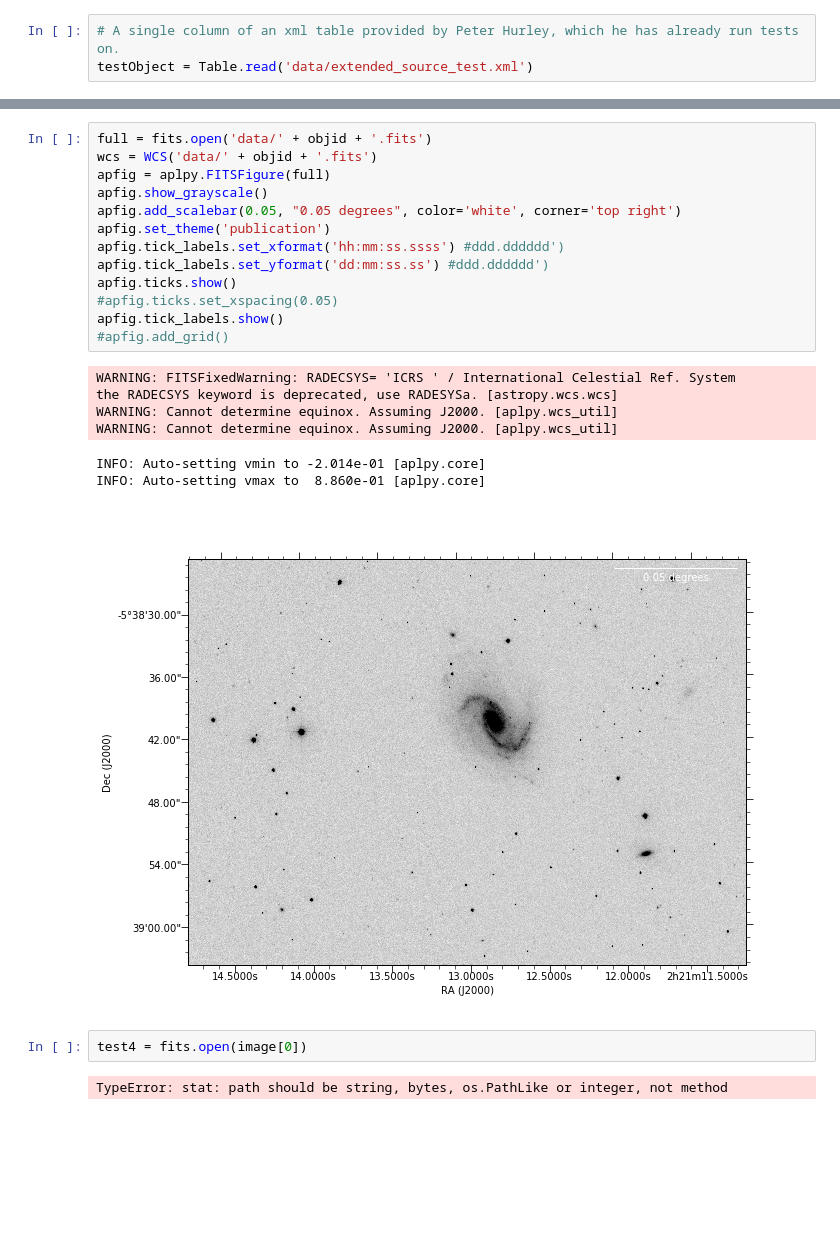
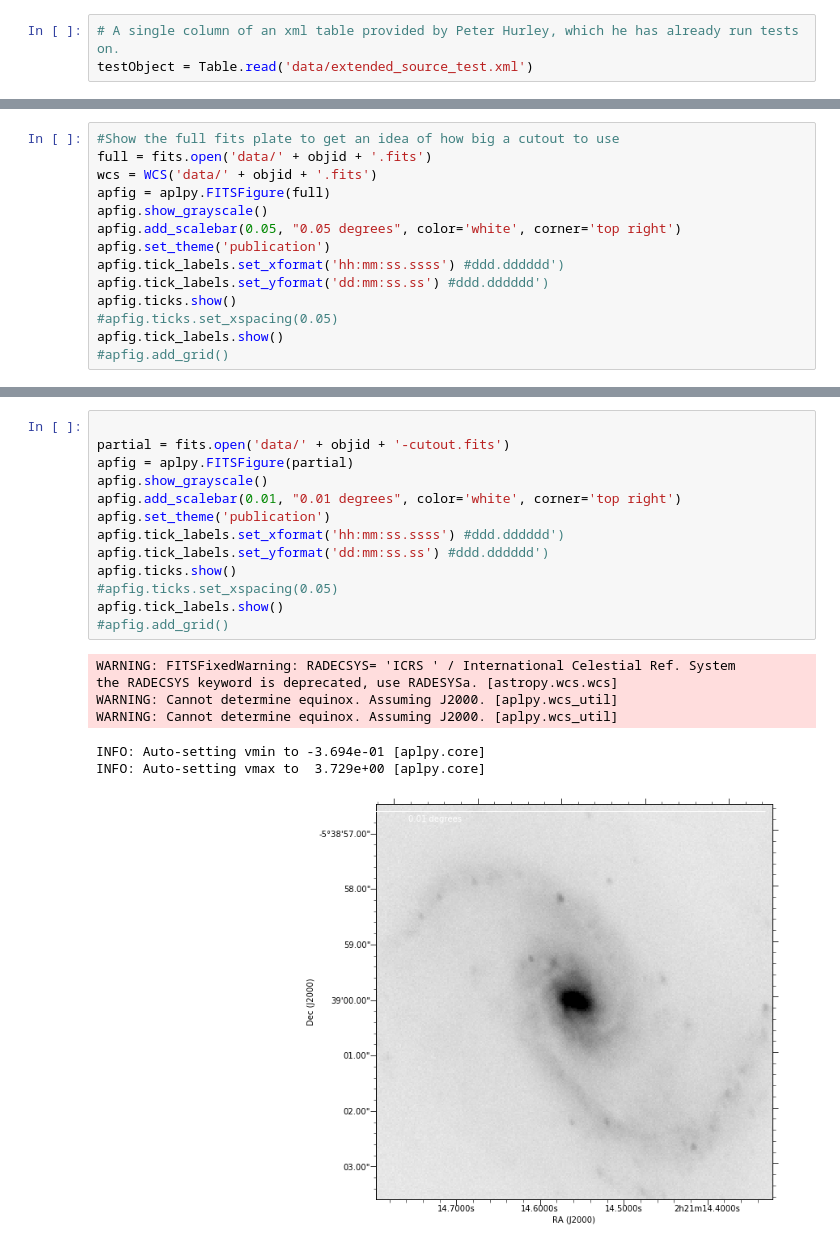
Before and after one commit to raphaelshirley/regphot, a Jupyter notebook: examples/XID+R.ipynb, the cells around one changed output, grey strips where cells are left out. Drawn from its saved outputs; the diff is of its cells as text; blank space fills up the shorter version.

```diff
--- a/examples/XID+R.ipynb
+++ b/examples/XID+R.ipynb
@@ -38,0 +51,14 @@ image[0].writeto('data/' + objid + '.fits')
+# %%
+#Show the full fits plate to get an idea of how big a cutout to use
+full = fits.open('data/' + objid + '.fits')
+wcs = WCS('data/' + objid + '.fits')
+apfig = aplpy.FITSFigure(full)
+apfig.show_grayscale()
+apfig.add_scalebar(0.05, "0.05 degrees", color='white', corner='top right')
+apfig.set_theme('publication')
+apfig.tick_labels.set_xformat('hh:mm:ss.ssss') #ddd.dddddd')
+apfig.tick_labels.set_yformat('dd:mm:ss.ss') #ddd.dddddd')
+apfig.ticks.show()
+#apfig.ticks.set_xspacing(0.05)
+apfig.tick_labels.show()
+#apfig.add_grid()
@@ -39,25 +92,21 @@ image[0].writeto('data/' + objid + '.fits')
 # %%
-full = fits.open('data/' + objid + '.fits')
-wcs = WCS('data/' + objid + '.fits')
-apfig = aplpy.FITSFigure(full)
+
+partial = fits.open('data/' + objid + '-cutout.fits')
+apfig = aplpy.FITSFigure(partial)
 apfig.show_grayscale()
-apfig.add_scalebar(0.05, "0.05 degrees", color='white', corner='top right')
+apfig.add_scalebar(0.01, "0.01 degrees", color='white', corner='top right')
 apfig.set_theme('publication')
 apfig.tick_labels.set_xformat('hh:mm:ss.ssss') #ddd.dddddd')
 apfig.tick_labels.set_yformat('dd:mm:ss.ss') #ddd.dddddd')
 apfig.ticks.show()
 #apfig.ticks.set_xspacing(0.05)
 apfig.tick_labels.show()
 #apfig.add_grid()
 # %% [output]
 WARNING: FITSFixedWarning: RADECSYS= 'ICRS ' / International Celestial Ref. System
 the RADECSYS keyword is deprecated, use RADESYSa. [astropy.wcs.wcs]
 WARNING: Cannot determine equinox. Assuming J2000. [aplpy.wcs_util]
 WARNING: Cannot determine equinox. Assuming J2000. [aplpy.wcs_util]
-INFO: Auto-setting vmin to -2.014e-01 [aplpy.core]
-INFO: Auto-setting vmax to  8.860e-01 [aplpy.core]
+INFO: Auto-setting vmin to -3.694e-01 [aplpy.core]
+INFO: Auto-setting vmax to  3.729e+00 [aplpy.core]
-[figure, old version]
+[figure, new version]
-# %%
-test4 = fits.open(image[0])
-# %% [output]
-TypeError: stat: path should be string, bytes, os.PathLike or integer, not method
```
Also changed, not shown: parts of 16 cells of this notebook, 1 other file.
